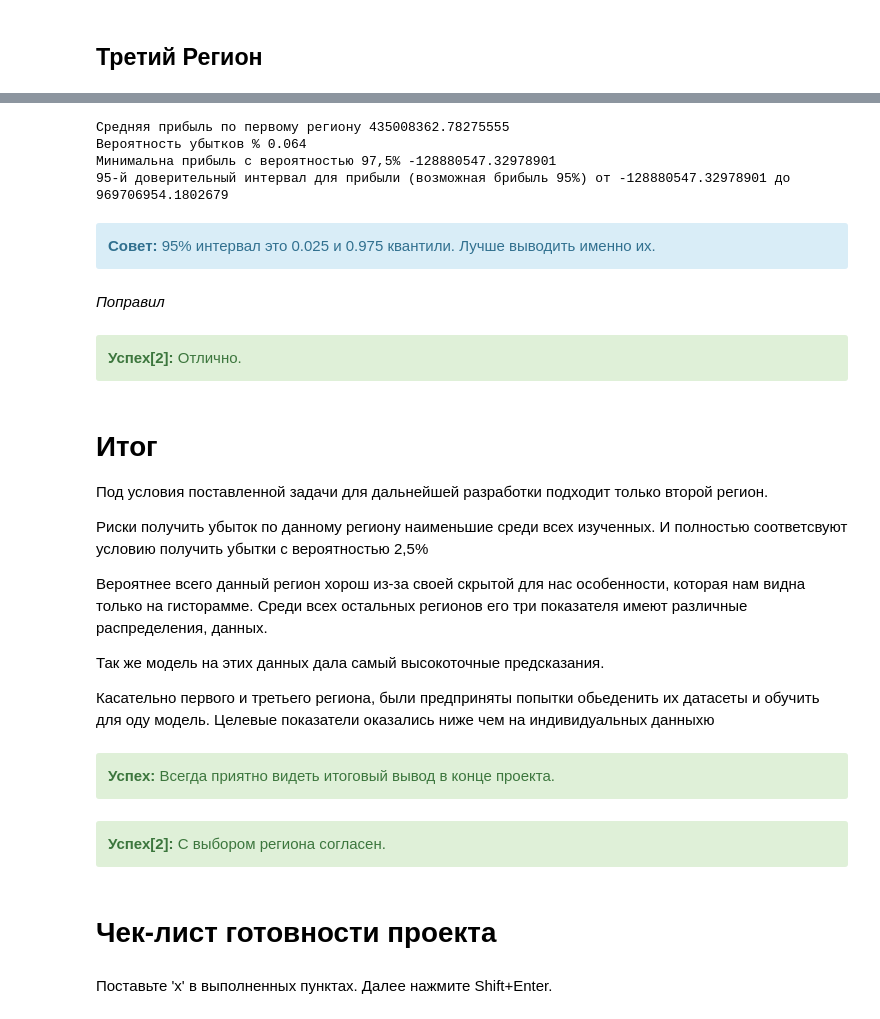
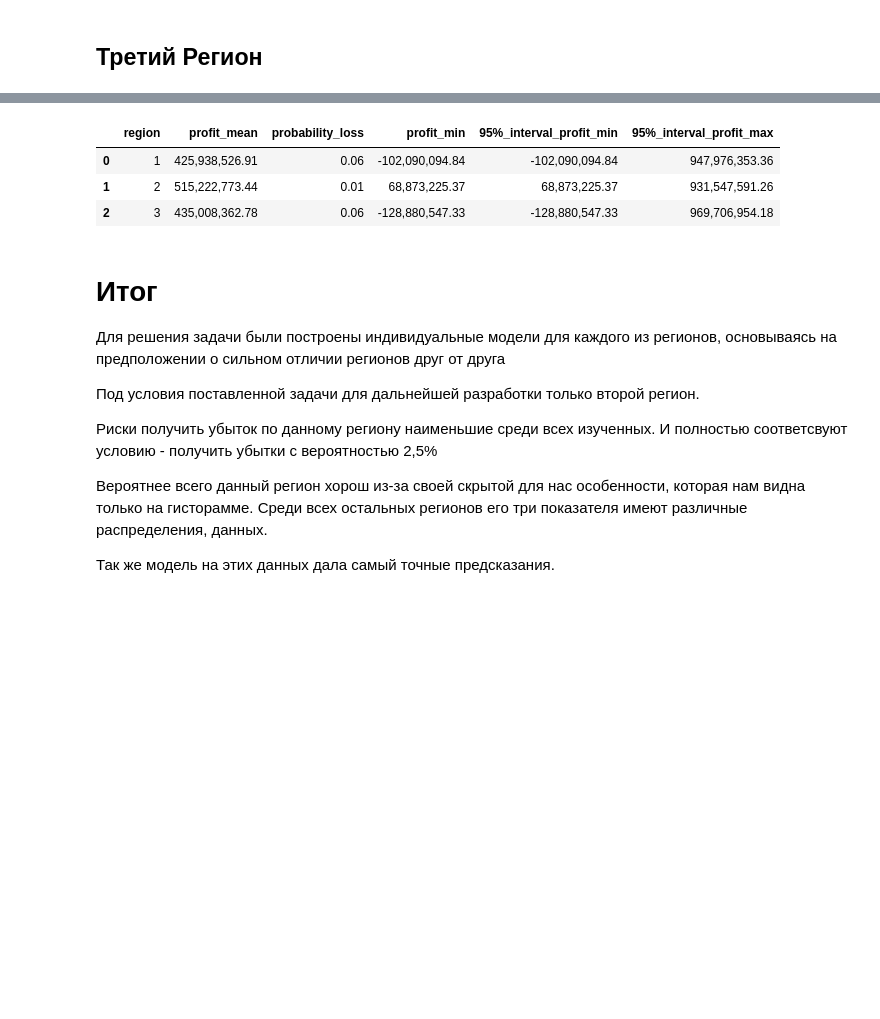
Before and after one commit to geldarr/praktikum, a Jupyter notebook: 08_ML_in_business/ML_bootstrap_oil_location.ipynb, the cells around one changed output, grey strips where cells are left out. Cells and saved outputs as stored; diff of their text form; code cells hidden in the pictures; blank space fills up the shorter version.

```diff
--- a/08_ML_in_business/ML_bootstrap_oil_location.ipynb
+++ b/08_ML_in_business/ML_bootstrap_oil_location.ipynb
@@ -429,0 +412,6 @@ def check_risk(y_test, predict):
+# %%
+result = pd.DataFrame(columns=['region', 'profit_mean',
+                               'probability_loss',
+                               'profit_min',
+                               '95%_interval_profit_min',
+                               '95%_interval_profit_max'])
@@ -429,0 +422,11 @@ def check_risk(y_test, predict):
+# %%
+# функция для оформления финальных результатов
+def result_fromat(array_result,region,array_values):
+  profit_mean = "{:,.2f}".format(array_values.mean())
+  probability_loss = "{:,.2f}".format((array_values < 0).mean())
+  profit_min = "{:,.2f}".format(array_values.quantile(0.025))
+  interval_profit_min = profit_min
+  interval_profit_max = "{:,.2f}".format(array_values.quantile(0.975))
+
+  array_result.loc[len(array_result), :] = ([region,profit_mean, probability_loss, profit_min, interval_profit_min, interval_profit_max])
+  return array_result
@@ -485,44 +473,19 @@ value_3.hist(bins=50)
-# %%
-print('Средняя прибыль по первому региону', value_3.mean())
-print('Вероятность убытков %', (value_3 < 0).mean())
-print('Минимальна прибыль с вероятностью 97,5%', value_3.quantile(0.025))
-print('95-й доверительный интервал для прибыли (возможная брибыль 95%) от', value_3.quantile(0.025) ,'до',value_3.quantile(0.975))
-# %% [output]
-Средняя прибыль по первому региону 435008362.78275555
-Вероятность убытков % 0.064
-Минимальна прибыль с вероятностью 97,5% -128880547.32978901
-95-й доверительный интервал для прибыли (возможная брибыль 95%) от -128880547.32978901 до 969706954.1802679
-# %% [markdown]
-<div class="alert alert-block alert-info">
-<b>Совет:</b> 95% интервал это 0.025 и 0.975 квантили. Лучше выводить именно их.
-</div>
-# %% [markdown]
-*Поправил*
-# %% [markdown]
-<div class="alert alert-block alert-success">
-<b>Успех[2]:</b> Отлично.
-</div>
+# %%
+result_fromat(result, 3 , value_3)
+# %% [output]
+|  | region | profit_mean | probability_loss | profit_min | 95%_interval_profit_min | 95%_interval_profit_max |
+| 0 | 1 | 425,938,526.91 | 0.06 | -102,090,094.84 | -102,090,094.84 | 947,976,353.36 |
+| 1 | 2 | 515,222,773.44 | 0.01 | 68,873,225.37 | 68,873,225.37 | 931,547,591.26 |
+| 2 | 3 | 435,008,362.78 | 0.06 | -128,880,547.33 | -128,880,547.33 | 969,706,954.18 |
 # %% [markdown]
 # Итог
-Под условия поставленной задачи для дальнейшей разработки подходит только второй регион.
+Для решения задачи были построены индивидуальные модели для каждого из регионов, основываясь на предположении о сильном отличии регионов друг от друга
+
+Под условия поставленной задачи для дальнейшей разработки  только второй регион.
 
 
-Риски получить убыток по данному региону наименьшие среди всех изученных. И полностью соответсвуют условию получить убытки с вероятностью 2,5%
+Риски получить убыток по данному региону наименьшие среди всех изученных. И полностью соответсвуют условию - получить убытки с вероятностью 2,5%
 
 Вероятнее всего данный регион хорош из-за своей скрытой для нас особенности, которая нам видна только на гисторамме. Среди всех остальных регионов его три показателя имеют различные распределения, данных.
 
-Так же модель на этих данных дала самый высокоточные предсказания.
-
-Касательно первого и третьего региона, были предприняты попытки обьеденить их датасеты и обучить для оду модель. Целевые показатели оказались ниже чем на индивидуальных данныхю
+Так же модель на этих данных дала самый точные предсказания.
-# %% [markdown]
-<div class="alert alert-block alert-success">
-<b>Успех:</b> Всегда приятно видеть итоговый вывод в конце проекта.
-</div>
-# %% [markdown]
-<div class="alert alert-block alert-success">
-<b>Успех[2]:</b> С выбором региона согласен.
-</div>
-# %% [markdown]
-# Чек-лист готовности проекта
-# %% [markdown]
-Поставьте 'x' в выполненных пунктах. Далее нажмите Shift+Enter.
```
Also changed, not shown: parts of 45 cells of this notebook.
